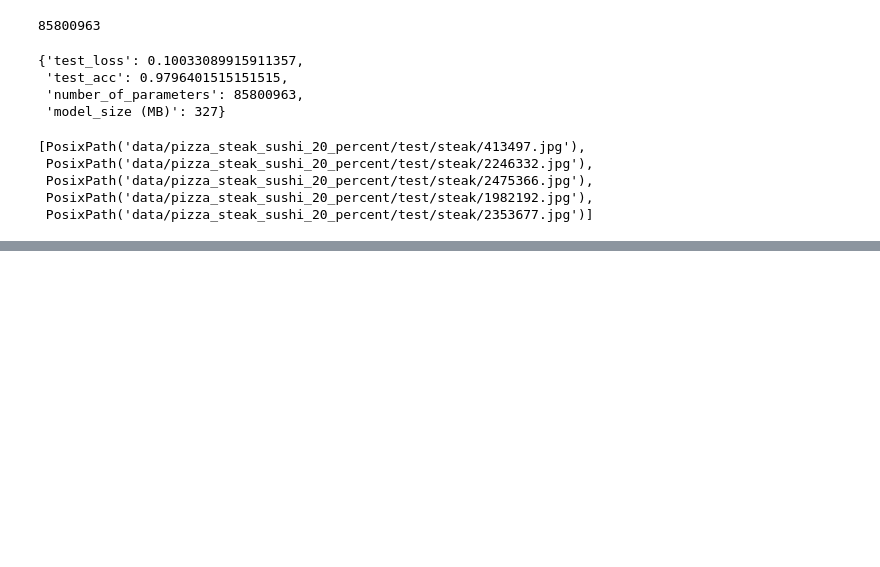
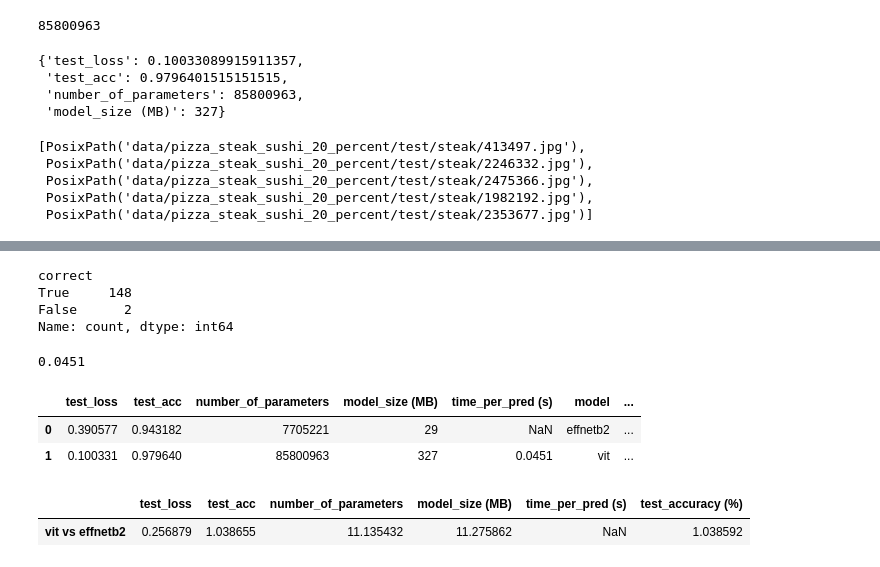
Before and after one commit to abdrhmner/deep-learning-by-pytorch, a Jupyter notebook: model_deploy.ipynb, the cells around one changed output, grey strips where cells are left out. Saved outputs shown, nothing was run; the diff lists cells and outputs as text; code cells hidden in the pictures; blank space fills up the shorter version.

```diff
--- a/model_deploy.ipynb
+++ b/model_deploy.ipynb
@@ -647,0 +679,30 @@ AttributeError: 'DataFrame' object has no attribute 'time_for_pred'
+# %%
+vit_test_pred_df.correct.value_counts()
+# %% [output]
+correct
+True     148
+False      2
+Name: count, dtype: int64
+# %%
+vit_average_time_per_pred=round(vit_test_pred_df.time_for_pred.mean(),4)
+print(vit_average_time_per_pred)
+# %% [output]
+0.0451
+# %%
+vit_stats["time_per_pred (s)"]=vit_average_time_per_pred
+effnetb2_average_time_per_pred=round(effnetb2_test_pred_df.time_for_pred.mean(),4)
+# %%
+df=pd.DataFrame([effnetb2_stats,vit_stats])
+df["model"]=["effnetb2","vit"]
+df["test_accuracy (%)"]=round(df["test_acc"]*100,2)
+df
+# %% [output]
+|  | test_loss | test_acc | number_of_parameters | model_size (MB) | time_per_pred (s) | model | ... |
+| 0 | 0.390577 | 0.943182 | 7705221 | 29 | NaN | effnetb2 | ... |
+| 1 | 0.100331 | 0.979640 | 85800963 | 327 | 0.0451 | vit | ... |
+# %%
+pd.DataFrame(data=(df.set_index("model").loc["vit"]/df.set_index("model").loc["effnetb2"]),
+                              columns=["vit vs effnetb2"]).T
+# %% [output]
+|  | test_loss | test_acc | number_of_parameters | model_size (MB) | time_per_pred (s) | test_accuracy (%) |
+| vit vs effnetb2 | 0.256879 | 1.038655 | 11.135432 | 11.275862 | NaN | 1.038592 |
```
Also changed, not shown: parts of 13 cells of this notebook.
